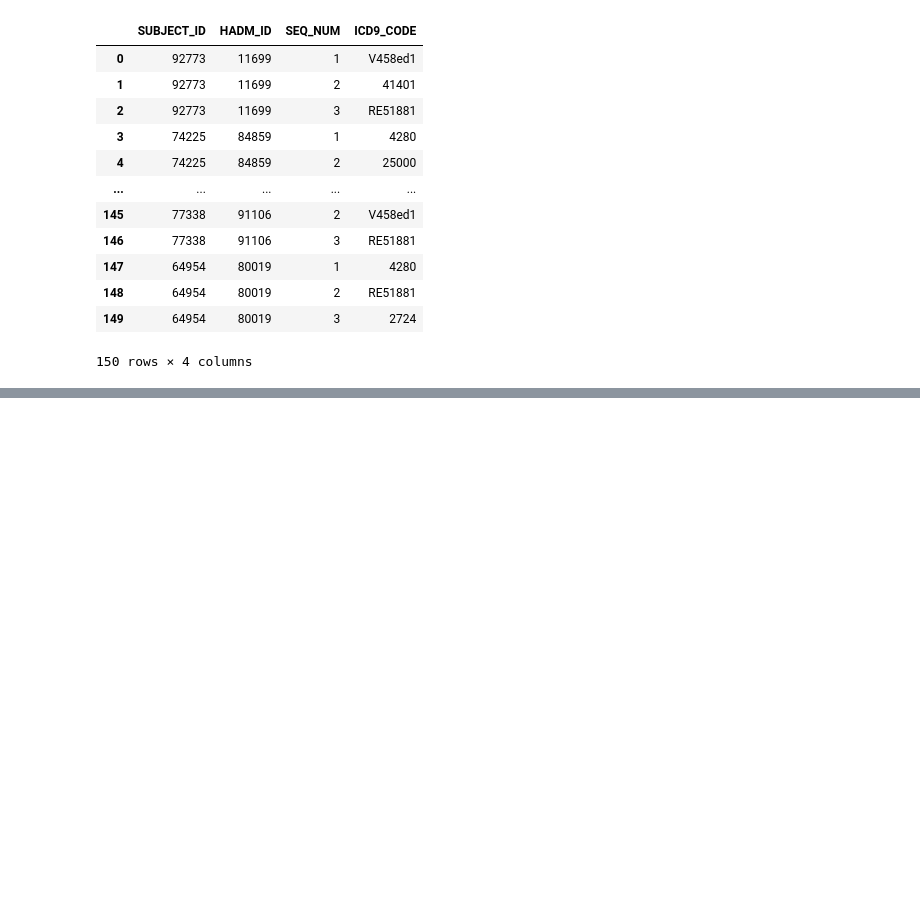
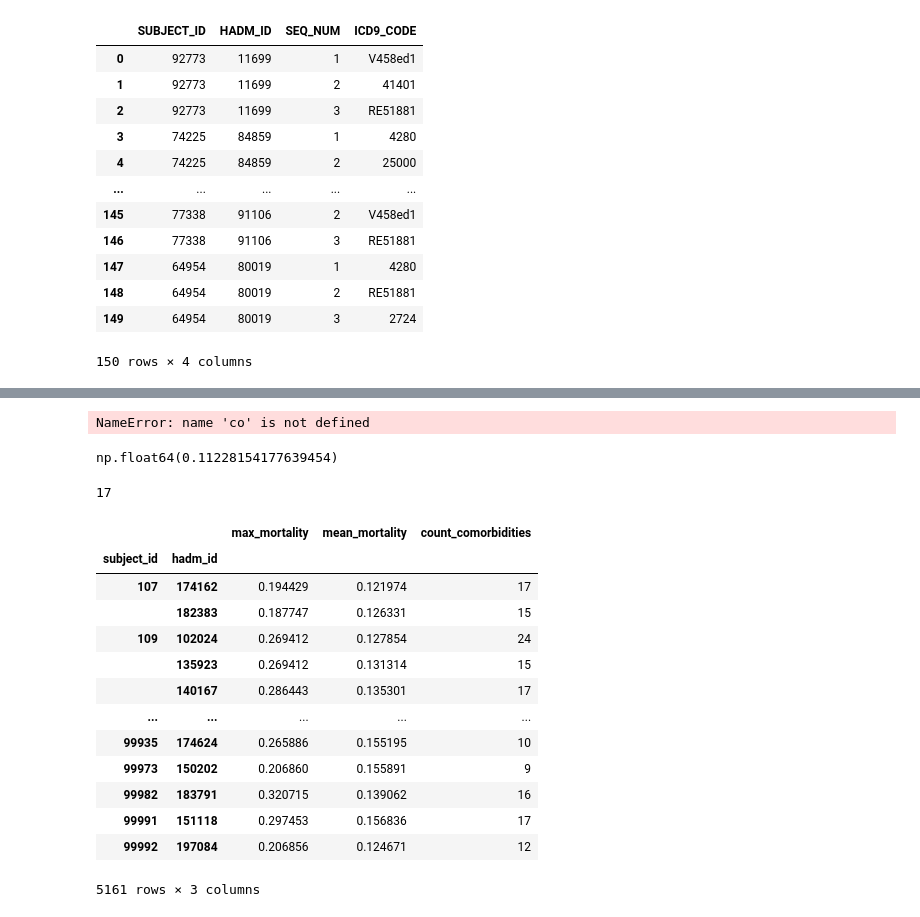
Before and after one commit to gnlmano/Probability-of-Death-KNN, a Jupyter notebook: notebooks/scratch_file.ipynb, the cells around one changed output, grey strips where cells are left out. Cells and saved outputs as stored; diff of their text form; code cells hidden in the pictures; blank space fills up the shorter version.

```diff
--- a/notebooks/scratch_file.ipynb
+++ b/notebooks/scratch_file.ipynb
@@ -644,0 +738,2 @@ def test_model_predict(trained_model_and_mapping):
+# %%
+smoothing_factor = 20
@@ -644,0 +847,58 @@ def test_model_predict(trained_model_and_mapping):
+# %%
+global_mapping = (co.groupby(icd_col)
+                      .agg(mean = (target_col, 'mean'),
+                           count = (target_col, 'count')).
+                      assign(MORTALITY_PROXY = lambda df: (df['mean'] * df['count'] + smoothing_factor * global_mean) / (df['count'] + smoothing_factor)))
+# %% [output]
+NameError: name 'co' is not defined
+# %%
+r1, r2, r3 = encoder_icd9_codes(train, comorbidity)
+# %%
+r3
+# %% [output]
+np.float64(0.11228154177639454)
+# %%
+def apply_icd9_mapping(df,
+                       comorbidity_df,
+                       subject_col= SUBJECT_ID,
+                       hadm_col= HADM_ID,
+                       global_mapping = r2,
+                       global_mean = r3
+                       ):
+    df = df.merge(comorbidity_df,
+                  on=[subject_col, hadm_col],
+                  how="left")
+    df['mortality_proxy'] = df['icd9_code'].map(global_mapping['smoothing'])
+    num_missing = df['mortality_proxy'].isna().sum()
+    if num_missing > 0:
+        print(f"{num_missing} patients without any comorbidities or unseen comorbidites in train set ({num_missing / len(df):.2%})")
+
+    # Fill unseen ICD9 codes with global mean from train
+    df['mortality_proxy'] = df['mortality_proxy'].fillna(r3)
+
+    df = (df.groupby([subject_col, hadm_col])
+          .agg(
+        **{MAX_MORTALITY :  ('mortality_proxy', "max"),
+           MEAN_MORTALITY : ('mortality_proxy', "mean"),
+           COUNT_COMORBIDITIES : ('icd9_code', "count")}
+    ))
+
+    return df
+# %%
+apply_icd9_mapping(test, comorbidity)
+# %% [output]
+17
+|  |  | max_mortality | mean_mortality | count_comorbidities |
+| subject_id | hadm_id |  |  |  |
+| 107 | 174162 | 0.194429 | 0.121974 | 17 |
+|  | 182383 | 0.187747 | 0.126331 | 15 |
+| 109 | 102024 | 0.269412 | 0.127854 | 24 |
+|  | 135923 | 0.269412 | 0.131314 | 15 |
+|  | 140167 | 0.286443 | 0.135301 | 17 |
+| ... | ... | ... | ... | ... |
+| 99935 | 174624 | 0.265886 | 0.155195 | 10 |
+| 99973 | 150202 | 0.206860 | 0.155891 | 9 |
+| 99982 | 183791 | 0.320715 | 0.139062 | 16 |
+| 99991 | 151118 | 0.297453 | 0.156836 | 17 |
+| 99992 | 197084 | 0.206856 | 0.124671 | 12 |
+5161 rows × 3 columns
```
Also changed, not shown: parts of 7 cells of this notebook, 7 other files.
